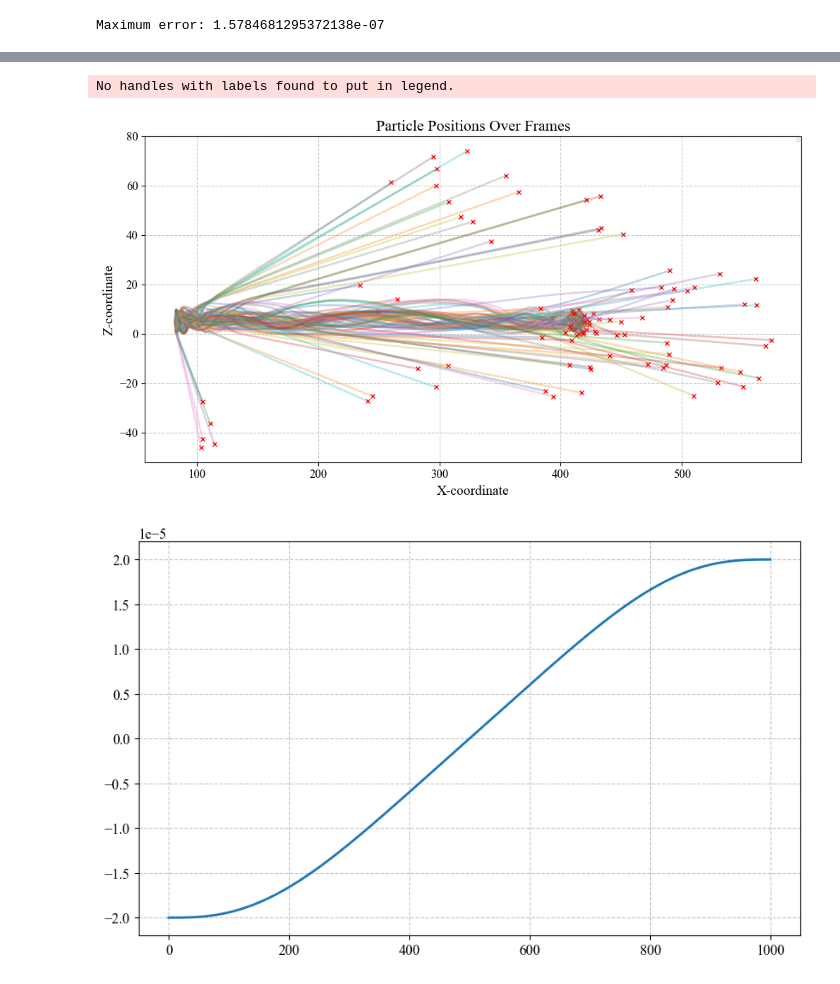
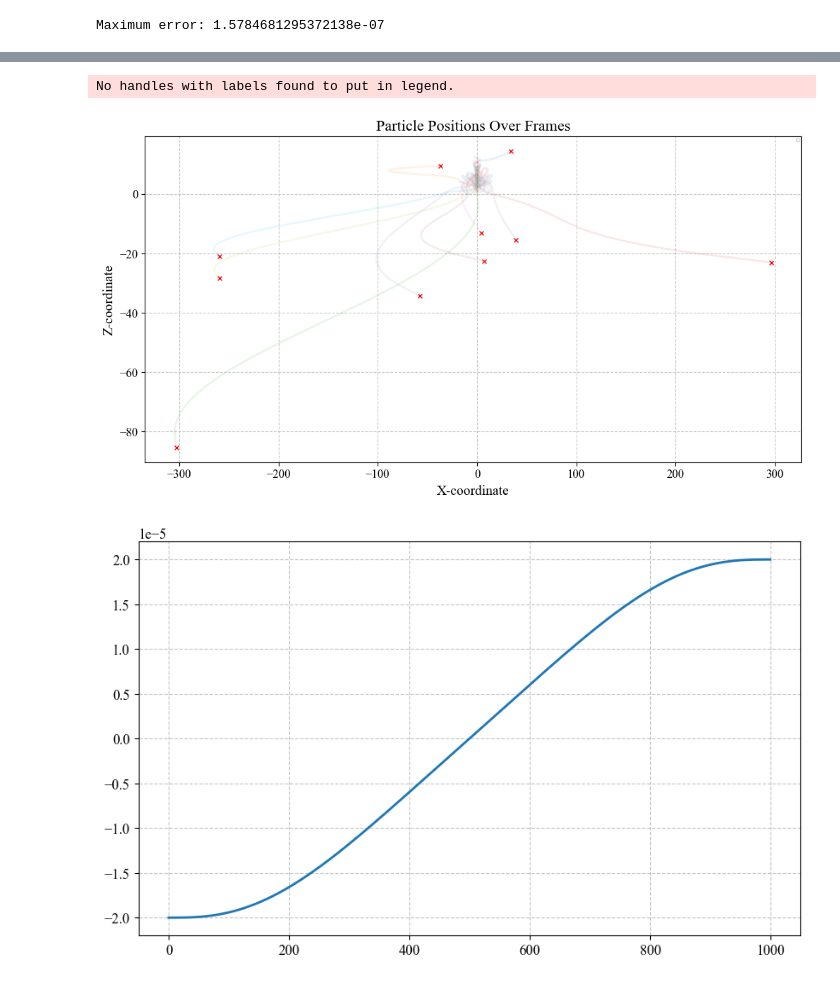
Before and after one commit to nsong03/Ultracold-Research, a Jupyter notebook: TweezerOptimization/AWGwaveformopt_outofplane.ipynb, the cells around one changed output, grey strips where cells are left out. Drawn from its saved outputs; the diff is of its cells as text; code cells hidden in the pictures.

```diff
--- a/TweezerOptimization/AWGwaveformopt_outofplane.ipynb
+++ b/TweezerOptimization/AWGwaveformopt_outofplane.ipynb
@@ -191,0 +196,6 @@ extendedpositionramp = (extendedpositionramp + frame_size[0] + cp.abs(cp.min(ext
+# %%
+velocityramp = np.gradient(tonumpy(expanded_position_microns), edge_order=2) / timestep
+extendedvelocityramp = np.zeros(len(AWGinitguessexponential))
+extendedvelocityramp[numpix_frame:-numpix_frame] = velocityramp
+extendedvelocityramp[0:numpix_frame] = velocityramp[0]
+extendedvelocityramp[-numpix_frame:] = (velocityramp[-1])
@@ -323,38 +364,38 @@ atomcoordinates_restored = np.load('atomcoordinates.npy')
 atomtemperatures_restored = np.load('atomtemperatures.npy')
 atomforceprofiles_restored = np.load('atomforceprofiles.npy')
 # %%
-def plot_particle_positions_singleshot(movementframes, samples=100):
+def plot_particle_positions_singleshot(movementframes, samples=10):
     # Convert CuPy array to NumPy array for plotting
     movementframes = tonumpy(movementframes)
     framecount, _, numparticles = movementframes.shape
 
     # Select a random sample of 100 particles
     sample_indices = np.random.choice(numparticles, size=samples, replace=False)
     plt.figure(figsize=(12, 6))
 
     # Plot positions of particles in each frame
     for idx in sample_indices:
         x_values = movementframes[:, 0, idx]  # Extract x-coordinates across frames
         z_values = movementframes[:, 1, idx]  # Extract z-coordinates across frames
         # Plot the smooth path for each particle
-        plt.plot(x_values, z_values, linestyle='-', marker='', alpha=0.3)
+        plt.plot(x_values, z_values, linestyle='-', marker='', alpha=0.1)
 
         # Mark the final position of each particle with an 'x'
         plt.plot(x_values[-1], z_values[-1], 'x', markersize=5, color='red')
 
     # for i in range(100):
         # plt.plot([], [], label=f'Frame {i+1}', color=plt.cm.tab10(i % 10))
     # Adding labels and legend
     plt.xlabel('X-coordinate')
     plt.ylabel('Z-coordinate')
     plt.title('Particle Positions Over Frames')
 
 
     plt.legend(loc='upper right', prop={'size': 4})
     plt.grid(True)
     plt.show()
 
-plot_particle_positions_singleshot(cp.array(atomcoordinates))
+plot_particle_positions_singleshot(cp.array(relativecoordinates))
 # %% [output]
 No handles with labels found to put in legend.
-[figure, old version]
+[figure, new version]
```
Also changed, not shown: parts of 9 cells of this notebook, 8 other files.
